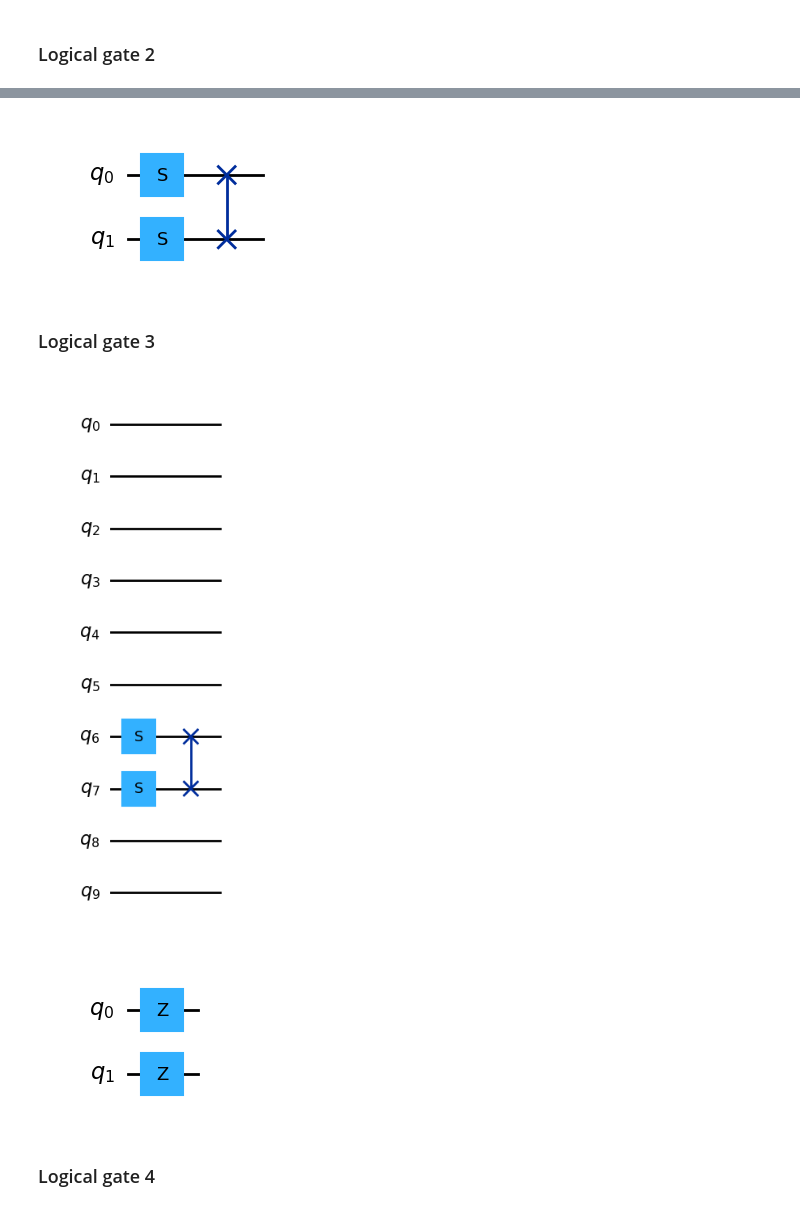
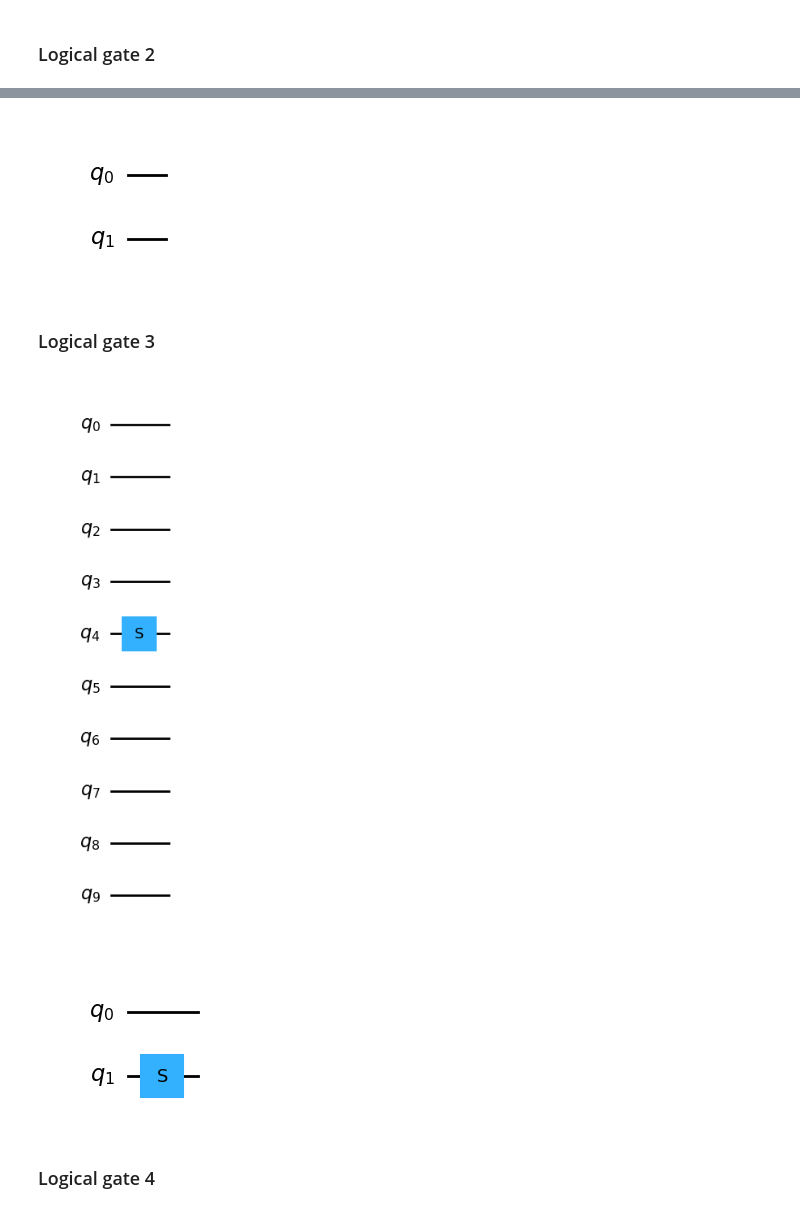
Before and after one commit to hsayginel/autqec, a Jupyter notebook: examples/embedded_codes/[[4,2,2]]/[[4,2,2]]_onecopy.ipynb, the cells around one changed output, grey strips where cells are left out. Cells and saved outputs as stored; diff of their text form; code cells hidden in the pictures.

Commit message:
embedded code examples

```diff
--- a/examples/embedded_codes/[[4,2,2]]/[[4,2,2]]_onecopy.ipynb
+++ b/examples/embedded_codes/[[4,2,2]]/[[4,2,2]]_onecopy.ipynb
@@ -43,7 +43,8 @@ No of aut gens:  10
 # %%
 auts = code_auts_dict['auts']
-physical_circuits = []
+circuits = []
 for num, aut in enumerate(auts):
-    phys_act = physical_circ_of_aut(H_symp_embedded,aut)
-    phys_circ = phys_act.circ_w_pauli_correction()
-    physical_circuits.append(phys_circ)
+    phys_act = circ_from_aut(H_symp_embedded,aut)
+    phys_circ, _ = phys_act.circ()
+    circ = logical_circ_and_pauli_correct(H_symp_embedded,phys_circ).run()
+    circuits.append(circ)
@@ -81,23 +75,24 @@ qc.draw(output='mpl')
 # %%
 # logical circuit
-qc = construct_circuit(logical_circuits[1], k)
+qc = construct_circuit(log_act, k)
 qc.draw(output='mpl')
 # %% [output]
-[figure, old version]
+[figure, new version]
 # %% [markdown]
 ### Logical gate 3
 # %%
 # physical circuit
-qc = construct_circuit(physical_circuits[2], n)
+log_act, phys_circ = circuits[2]
+qc = construct_circuit(phys_circ, n)
 qc.draw(output='mpl')
 # %% [output]
-[figure, old version]
+[figure, new version]
 # %%
 # logical circuit
-qc = construct_circuit(logical_circuits[2], k)
+qc = construct_circuit(log_act, k)
 qc.draw(output='mpl')
 # %% [output]
-[figure, old version]
+[figure, new version]
 # %% [markdown]
 ### Logical gate 4
 # %%
```
Also changed, not shown: parts of 21 cells of this notebook, 7 other files.
